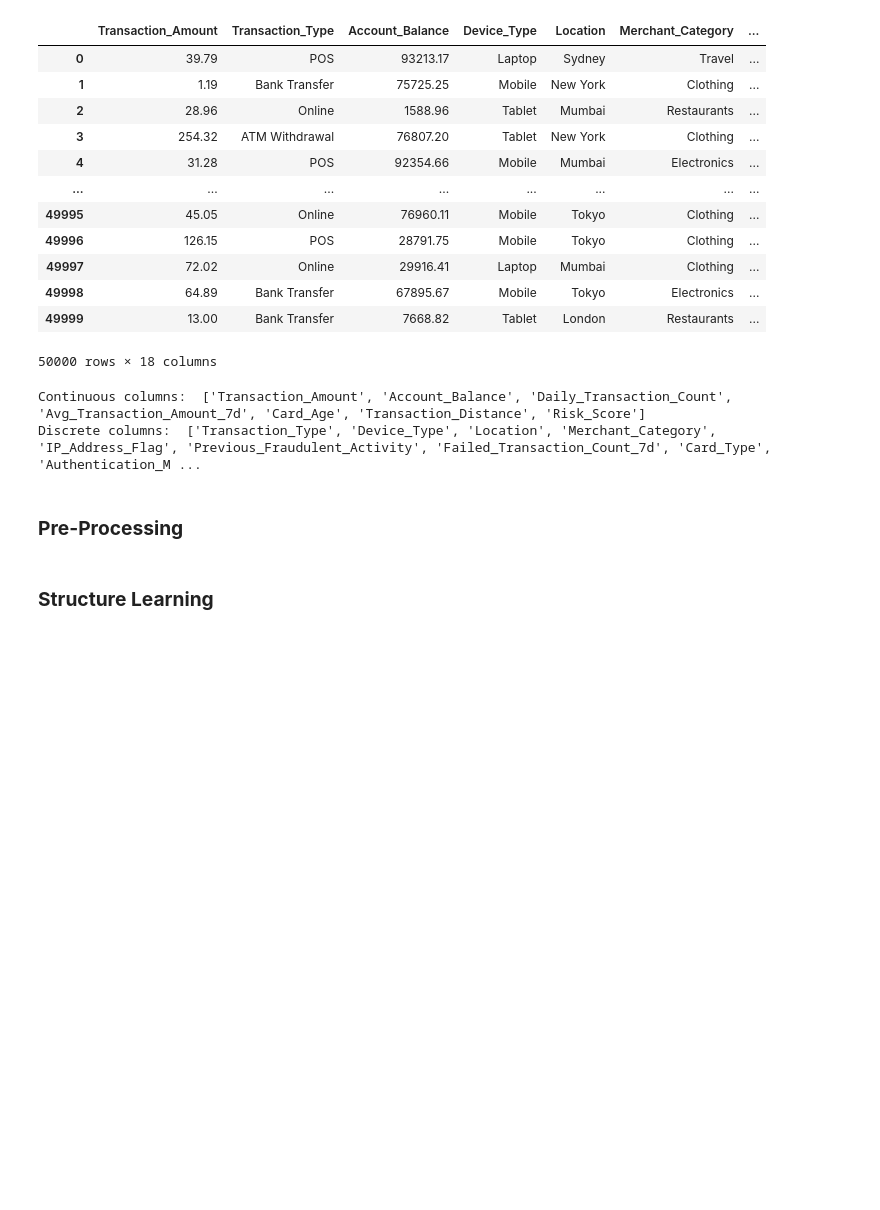
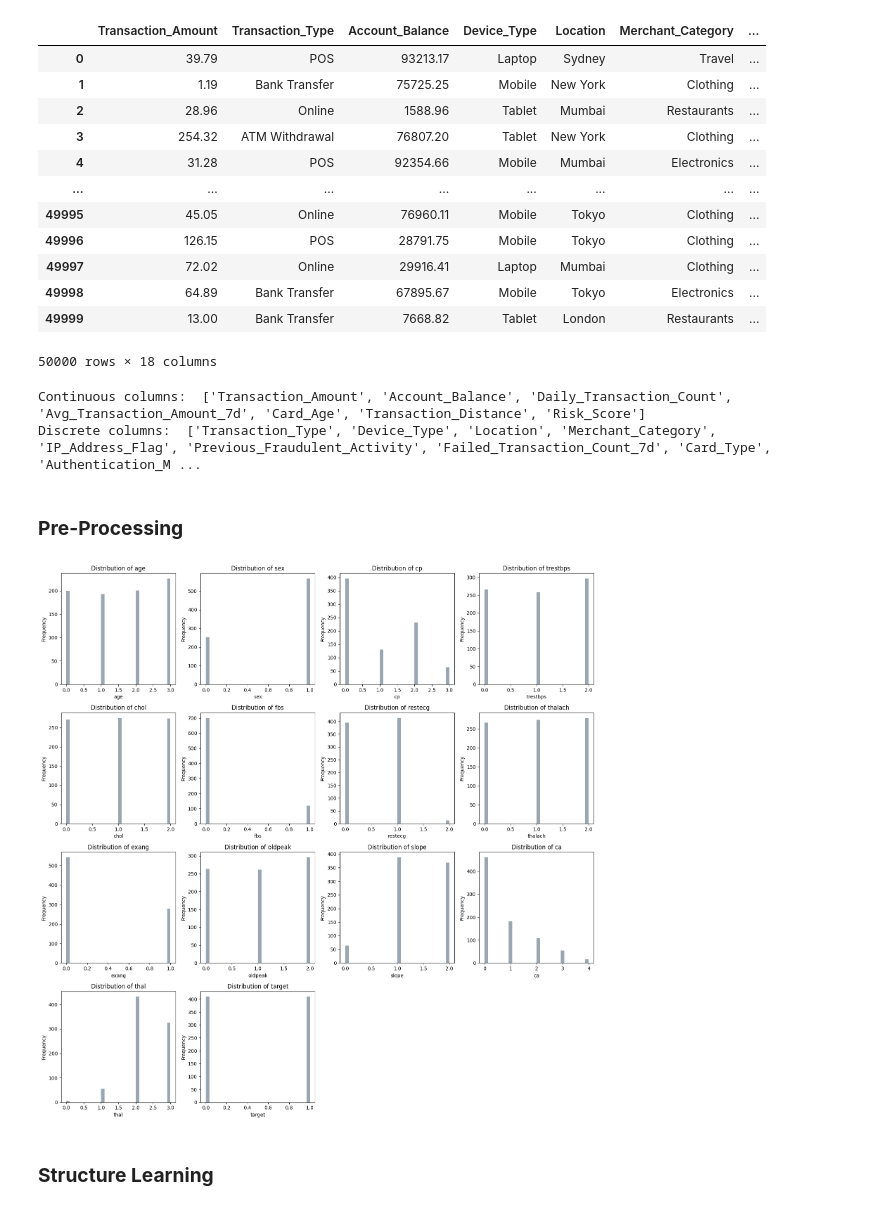
Before and after one commit to Angie-Zauner/AAI, a Jupyter notebook: main.ipynb, the cells around one changed output. Saved outputs shown, nothing was run; the diff lists cells and outputs as text; code cells hidden in the pictures; blank space fills up the shorter version.

```diff
--- a/main.ipynb
+++ b/main.ipynb
@@ -239,6 +255,11 @@ discretizer_fraud, train_dfraud = discretize_fit(train_fraud, fraud_cont, [3,3,3
 
 # Trasnsform the test set
 test_dfraud = discretize_transform(test_fraud, fraud_cont, discretizer_fraud)
+# %%
+# Visualize the discretized variables in the train set:
+plot_distributions(train_dheart, train_dheart.columns, color='slategrey')
+# %% [output]
+[figure, added]
 # %% [markdown]
 ### **Structure Learning**
 # %%
```
Also changed, not shown: parts of 9 cells of this notebook.
